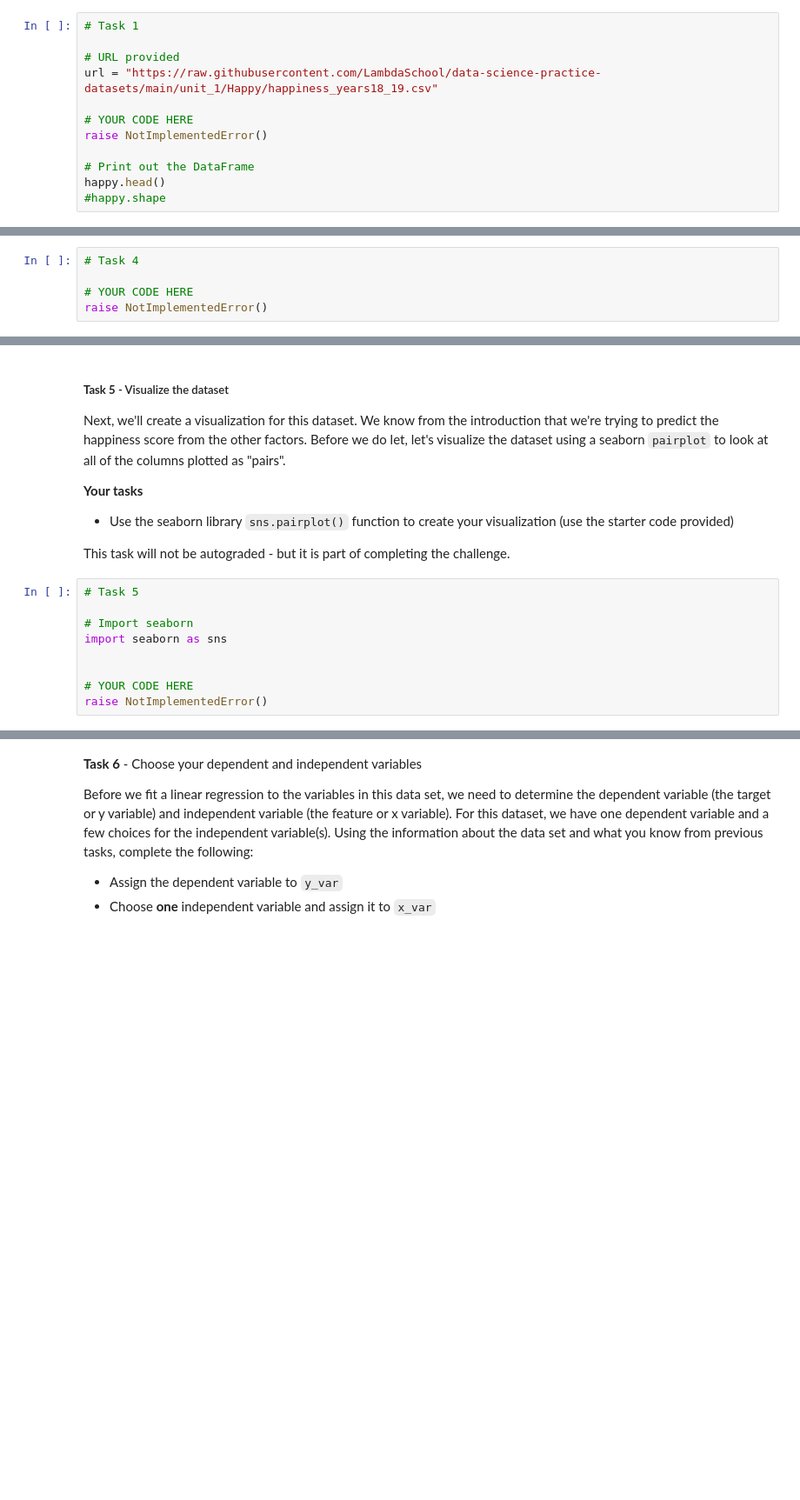
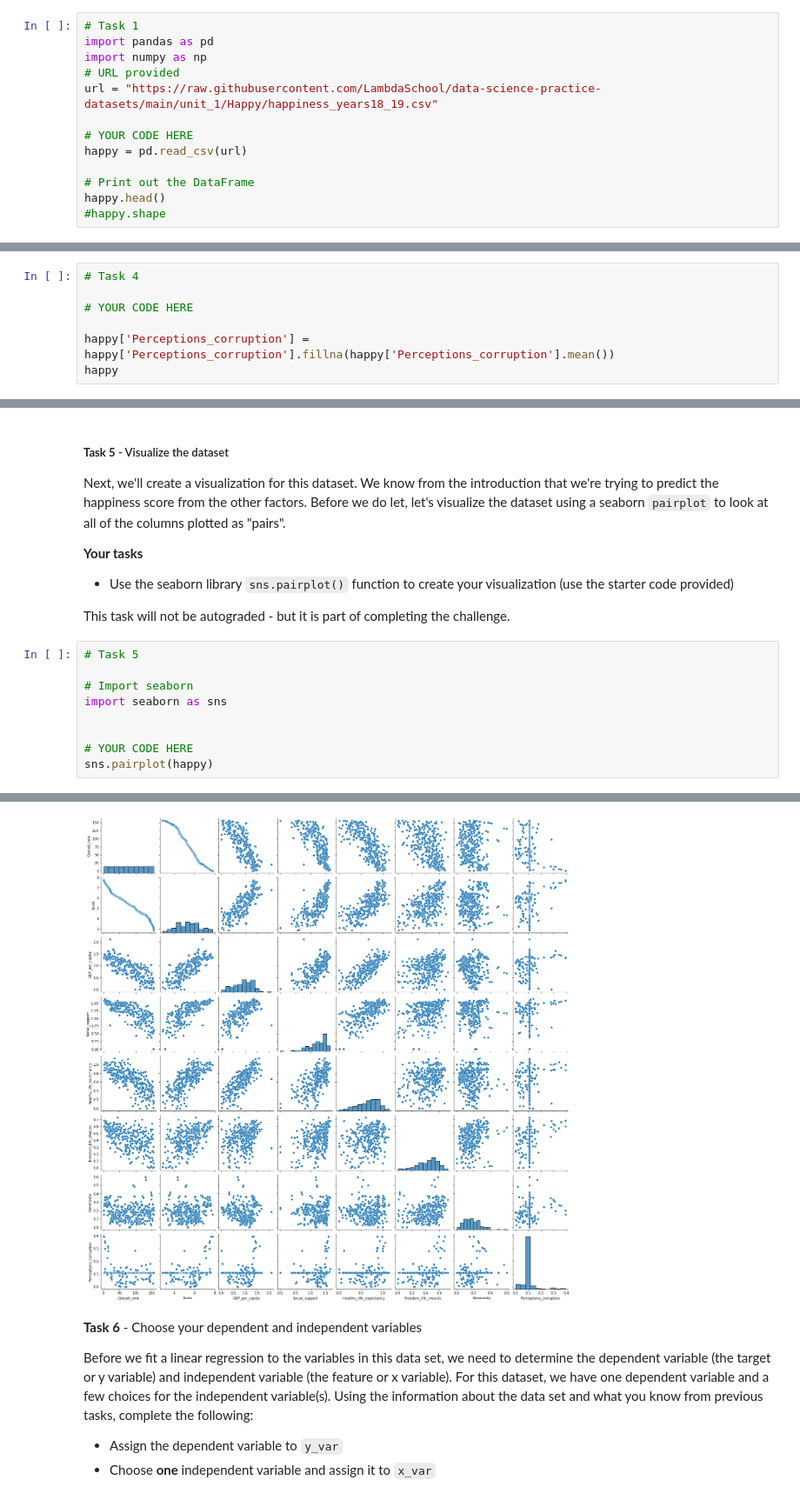
Before and after one commit to Vasanta2002/Sprint_3, a Jupyter notebook: DS_Unit1_Sprint3_AG.ipynb, the cells around one changed output, grey strips where cells are left out. Shown: that part at 87% size. Drawn from its saved outputs; the diff is of its cells as text; blank space fills up the shorter version.

```diff
--- a/DS_Unit1_Sprint3_AG.ipynb
+++ b/DS_Unit1_Sprint3_AG.ipynb
@@ -33,12 +33,13 @@ For more information about the data, you can look here: [Kaggle: World Happiness
 * the shape of your DataFrame should be `(312, 8)`
 # %%
 # Task 1
-
+import pandas as pd
+import numpy as np
 # URL provided
 url = "https://raw.githubusercontent.com/LambdaSchool/data-science-practice-datasets/main/unit_1/Happy/happiness_years18_19.csv"
 
 # YOUR CODE HERE
-raise NotImplementedError()
+happy = pd.read_csv(url)
 
 # Print out the DataFrame
 happy.head()
@@ -103,4 +119,6 @@ that makes sense to you. Describe your reasoning in the following markdown cell.
 # Task 4
 
 # YOUR CODE HERE
-raise NotImplementedError()
+
+happy['Perceptions_corruption'] = happy['Perceptions_corruption'].fillna(happy['Perceptions_corruption'].mean())
+happy
@@ -131,4 +163,5 @@ import seaborn as sns
 
 
 # YOUR CODE HERE
-raise NotImplementedError()
+sns.pairplot(happy)
+# %% [output]
@@ -135,3 +169,4 @@ raise NotImplementedError()
+[figure, added]
 # %% [markdown]
 **Task 6** - Choose your dependent and independent variables
 
```
Also changed, not shown: parts of 8 cells of this notebook.
